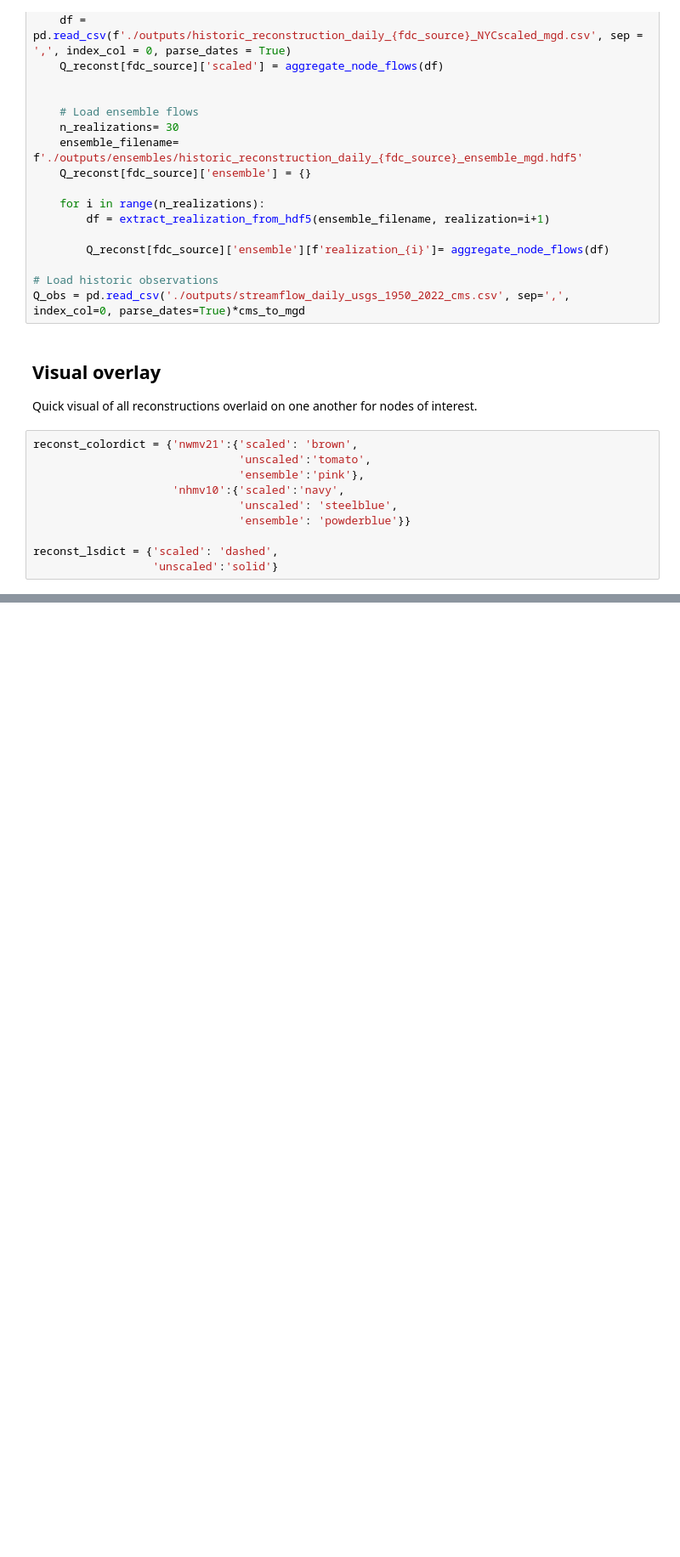
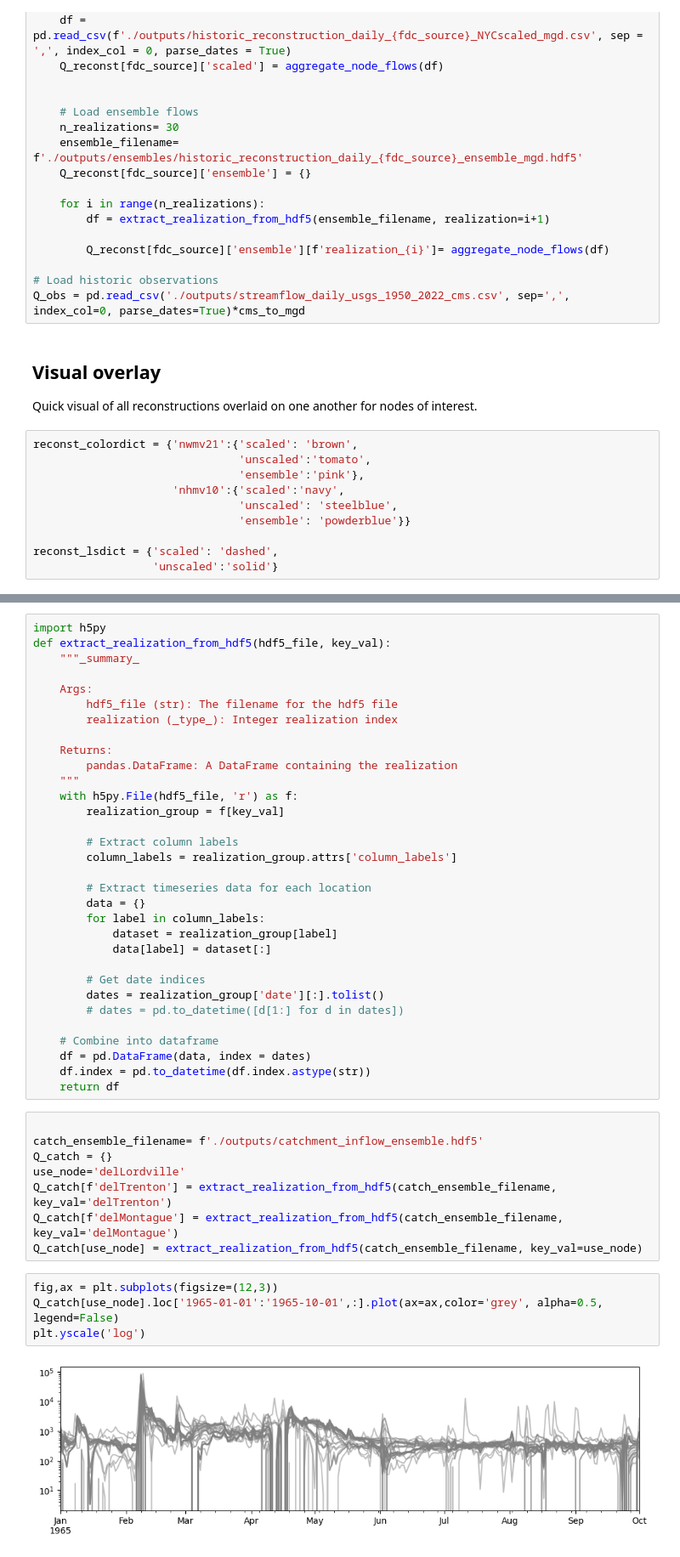
Before and after one commit to Pywr-DRB/DRB-Historic-Reconstruction, a Jupyter notebook: reconstruction_diagnostics.ipynb, the cells around one changed output, grey strips where cells are left out. Shown at 85% size. Drawn from its saved outputs; the diff is of its cells as text; blank space fills up the shorter version.

```diff
--- a/reconstruction_diagnostics.ipynb
+++ b/reconstruction_diagnostics.ipynb
@@ -193,0 +138,46 @@ obs_pub_site_matches
+# %%
+import h5py
+def extract_realization_from_hdf5(hdf5_file, key_val):
+    """_summary_
+
+    Args:
+        hdf5_file (str): The filename for the hdf5 file
+        realization (_type_): Integer realization index
+
+    Returns:
+        pandas.DataFrame: A DataFrame containing the realization
+    """
+    with h5py.File(hdf5_file, 'r') as f:
+        realization_group = f[key_val]
+
+        # Extract column labels
+        column_labels = realization_group.attrs['column_labels']
+
+        # Extract timeseries data for each location
+        data = {}
+        for label in column_labels:
+            dataset = realization_group[label]
+            data[label] = dataset[:]
+
+        # Get date indices
+        dates = realization_group['date'][:].tolist()
+        # dates = pd.to_datetime([d[1:] for d in dates])
+
+    # Combine into dataframe
+    df = pd.DataFrame(data, index = dates)
+    df.index = pd.to_datetime(df.index.astype(str))
+    return df
+# %%
+
+catch_ensemble_filename= f'./outputs/catchment_inflow_ensemble.hdf5'
+Q_catch = {}
+use_node='delLordville'
+Q_catch[f'delTrenton'] = extract_realization_from_hdf5(catch_ensemble_filename, key_val='delTrenton')
+Q_catch[f'delMontague'] = extract_realization_from_hdf5(catch_ensemble_filename, key_val='delMontague')
+Q_catch[use_node] = extract_realization_from_hdf5(catch_ensemble_filename, key_val=use_node)
+# %%
+fig,ax = plt.subplots(figsize=(12,3))
+Q_catch[use_node].loc['1965-01-01':'1965-10-01',:].plot(ax=ax,color='grey', alpha=0.5, legend=False)
+plt.yscale('log')
+# %% [output]
+[figure, added]
```
Also changed, not shown: parts of 4 cells of this notebook, 2 other files.
